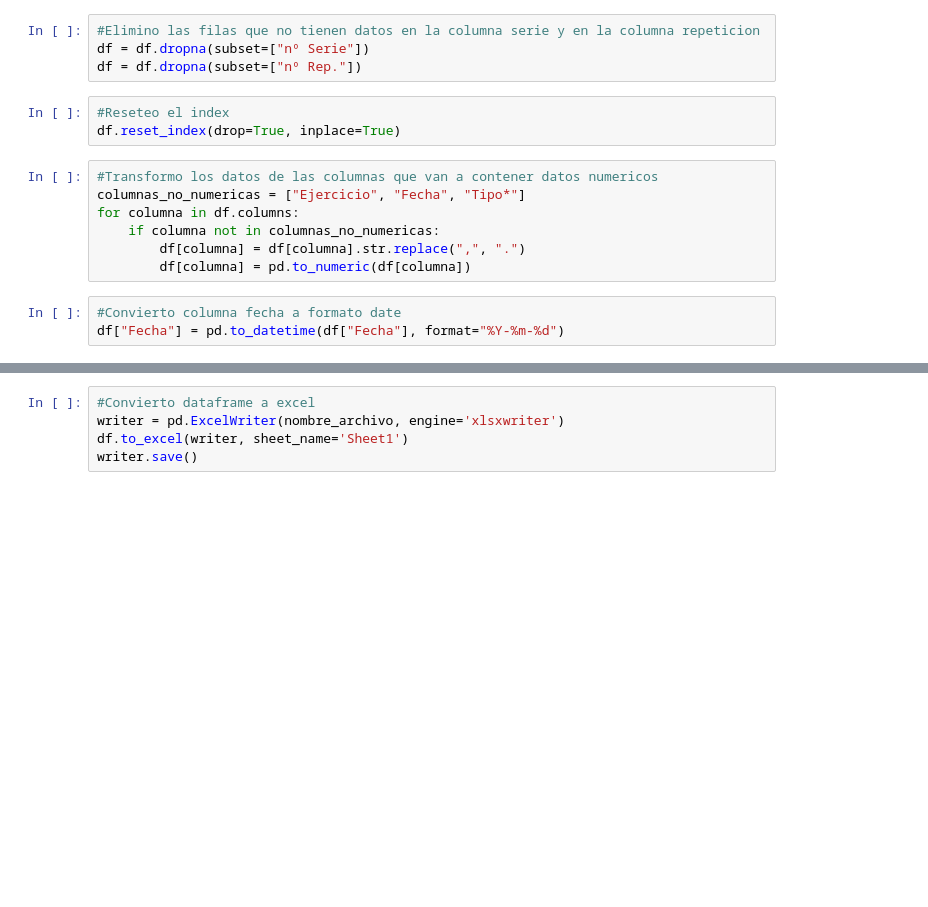
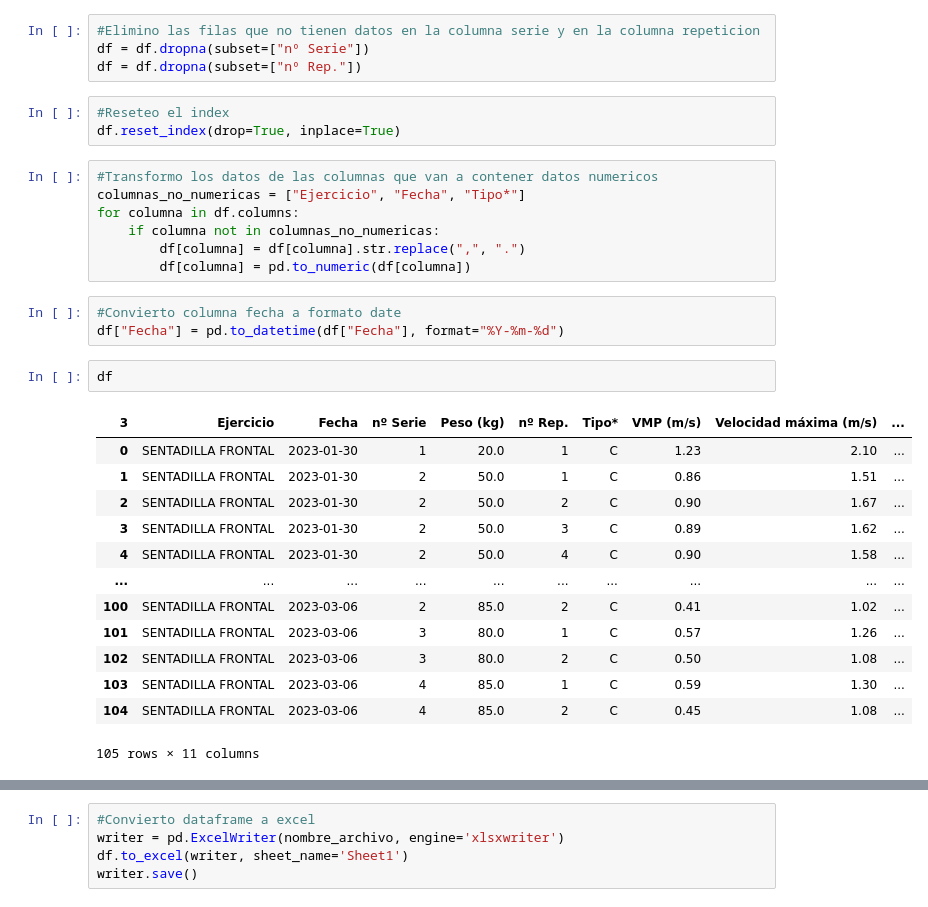
Before and after one commit to Yermanama/Analisis-Datos-Entreno, a Jupyter notebook: transformacion_data_vitruve.ipynb, the cells around one changed output, grey strips where cells are left out. Saved outputs shown, nothing was run; the diff lists cells and outputs as text; blank space fills up the shorter version.

```diff
--- a/transformacion_data_vitruve.ipynb
+++ b/transformacion_data_vitruve.ipynb
@@ -76,3 +76,19 @@ for columna in df.columns:
 # %%
 #Convierto columna fecha a formato date
 df["Fecha"] = pd.to_datetime(df["Fecha"], format="%Y-%m-%d")
+# %%
+df
+# %% [output]
+| 3 | Ejercicio | Fecha | nº Serie | Peso (kg) | nº Rep. | Tipo* | VMP (m/s) | Velocidad máxima (m/s) | ... |
+| 0 | SENTADILLA FRONTAL | 2023-01-30 | 1 | 20.0 | 1 | C | 1.23 | 2.10 | ... |
+| 1 | SENTADILLA FRONTAL | 2023-01-30 | 2 | 50.0 | 1 | C | 0.86 | 1.51 | ... |
+| 2 | SENTADILLA FRONTAL | 2023-01-30 | 2 | 50.0 | 2 | C | 0.90 | 1.67 | ... |
+| 3 | SENTADILLA FRONTAL | 2023-01-30 | 2 | 50.0 | 3 | C | 0.89 | 1.62 | ... |
+| 4 | SENTADILLA FRONTAL | 2023-01-30 | 2 | 50.0 | 4 | C | 0.90 | 1.58 | ... |
+| ... | ... | ... | ... | ... | ... | ... | ... | ... | ... |
+| 100 | SENTADILLA FRONTAL | 2023-03-06 | 2 | 85.0 | 2 | C | 0.41 | 1.02 | ... |
+| 101 | SENTADILLA FRONTAL | 2023-03-06 | 3 | 80.0 | 1 | C | 0.57 | 1.26 | ... |
+| 102 | SENTADILLA FRONTAL | 2023-03-06 | 3 | 80.0 | 2 | C | 0.50 | 1.08 | ... |
+| 103 | SENTADILLA FRONTAL | 2023-03-06 | 4 | 85.0 | 1 | C | 0.59 | 1.30 | ... |
+| 104 | SENTADILLA FRONTAL | 2023-03-06 | 4 | 85.0 | 2 | C | 0.45 | 1.08 | ... |
+105 rows × 11 columns
```
Also changed, not shown: parts of 3 cells of this notebook.
